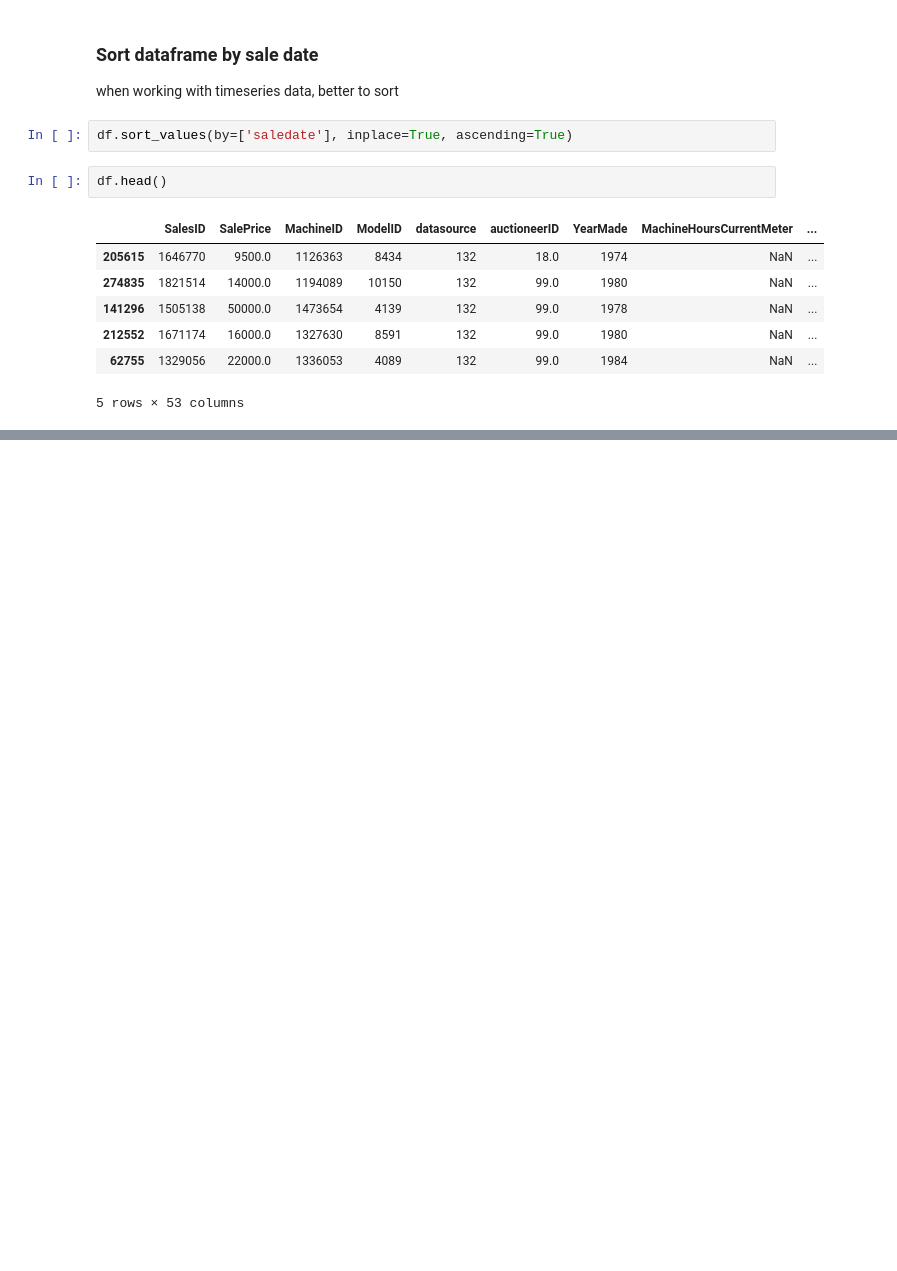
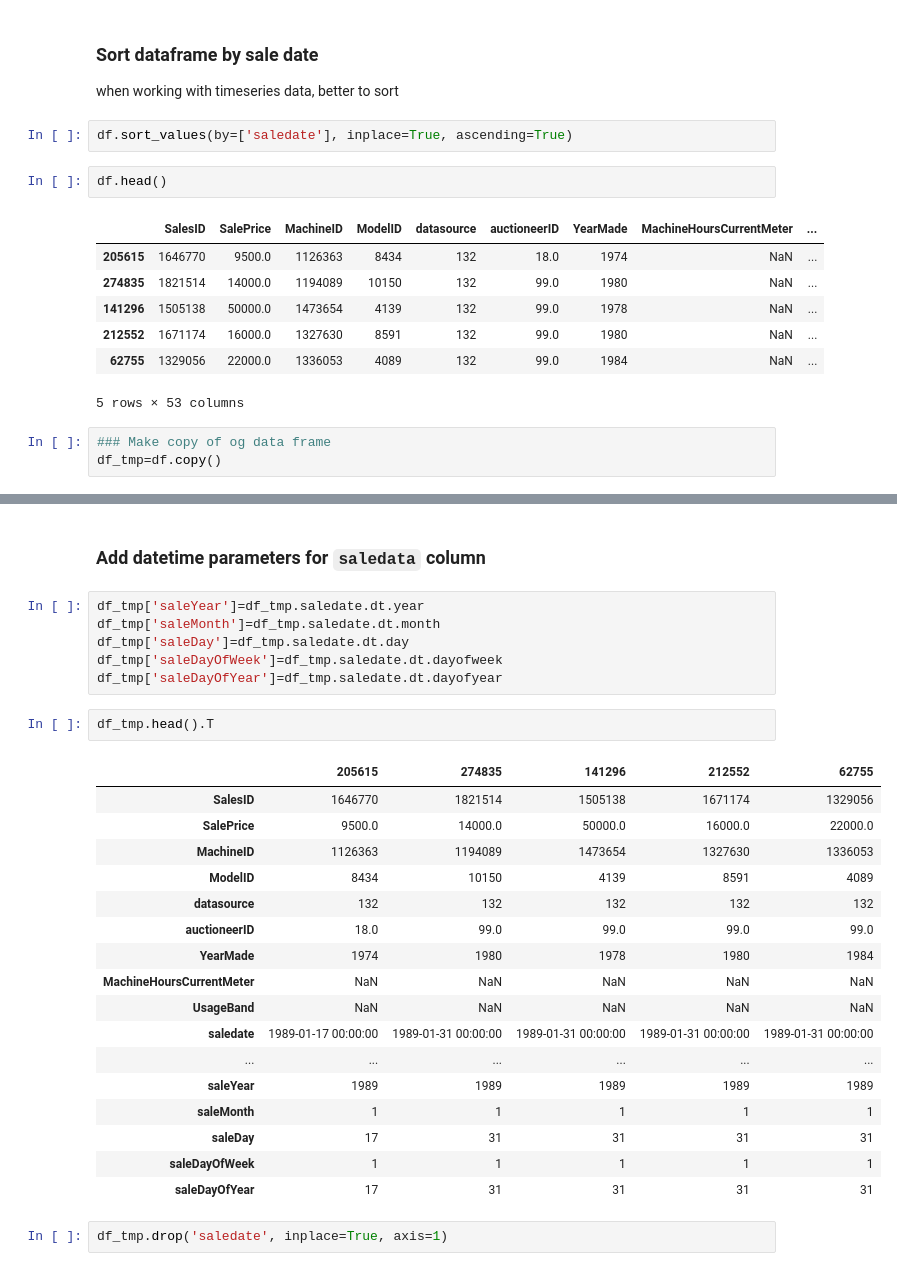
Before and after one commit to shrinidhib/sales-price-prediction, a Jupyter notebook: bulldozer-price-regression.ipynb, the cells around one changed output, grey strips where cells are left out. Saved outputs shown, nothing was run; the diff lists cells and outputs as text; blank space fills up the shorter version.

Commit message:
Data Exploration - converting saledate to different features

```diff
--- a/bulldozer-price-regression.ipynb
+++ b/bulldozer-price-regression.ipynb
@@ -157,3 +157,6 @@ df.head()
 | 212552 | 1671174 | 16000.0 | 1327630 | 8591 | 132 | 99.0 | 1980 | NaN | ... |
 | 62755 | 1329056 | 22000.0 | 1336053 | 4089 | 132 | 99.0 | 1984 | NaN | ... |
 5 rows × 53 columns
+# %%
+### Make copy of og data frame
+df_tmp=df.copy()
@@ -159,0 +177,30 @@ df.head()
+# %% [markdown]
+### Add datetime parameters for `saledata` column
+# %%
+df_tmp['saleYear']=df_tmp.saledate.dt.year
+df_tmp['saleMonth']=df_tmp.saledate.dt.month
+df_tmp['saleDay']=df_tmp.saledate.dt.day
+df_tmp['saleDayOfWeek']=df_tmp.saledate.dt.dayofweek
+df_tmp['saleDayOfYear']=df_tmp.saledate.dt.dayofyear
+# %%
+df_tmp.head().T
+# %% [output]
+|  | 205615 | 274835 | 141296 | 212552 | 62755 |
+| SalesID | 1646770 | 1821514 | 1505138 | 1671174 | 1329056 |
+| SalePrice | 9500.0 | 14000.0 | 50000.0 | 16000.0 | 22000.0 |
+| MachineID | 1126363 | 1194089 | 1473654 | 1327630 | 1336053 |
+| ModelID | 8434 | 10150 | 4139 | 8591 | 4089 |
+| datasource | 132 | 132 | 132 | 132 | 132 |
+| auctioneerID | 18.0 | 99.0 | 99.0 | 99.0 | 99.0 |
+| YearMade | 1974 | 1980 | 1978 | 1980 | 1984 |
+| MachineHoursCurrentMeter | NaN | NaN | NaN | NaN | NaN |
+| UsageBand | NaN | NaN | NaN | NaN | NaN |
+| saledate | 1989-01-17 00:00:00 | 1989-01-31 00:00:00 | 1989-01-31 00:00:00 | 1989-01-31 00:00:00 | 1989-01-31 00:00:00 |
+| ... | ... | ... | ... | ... | ... |
+| saleYear | 1989 | 1989 | 1989 | 1989 | 1989 |
+| saleMonth | 1 | 1 | 1 | 1 | 1 |
+| saleDay | 17 | 31 | 31 | 31 | 31 |
+| saleDayOfWeek | 1 | 1 | 1 | 1 | 1 |
+| saleDayOfYear | 17 | 31 | 31 | 31 | 31 |
+# %%
+df_tmp.drop('saledate', inplace=True, axis=1)
```
Also changed, not shown: parts of 5 cells of this notebook.
